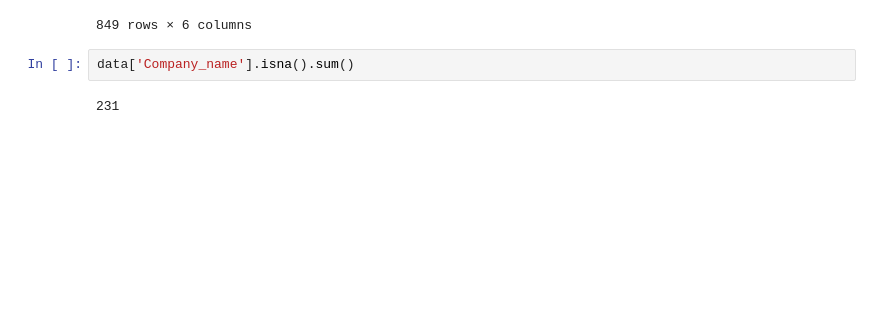
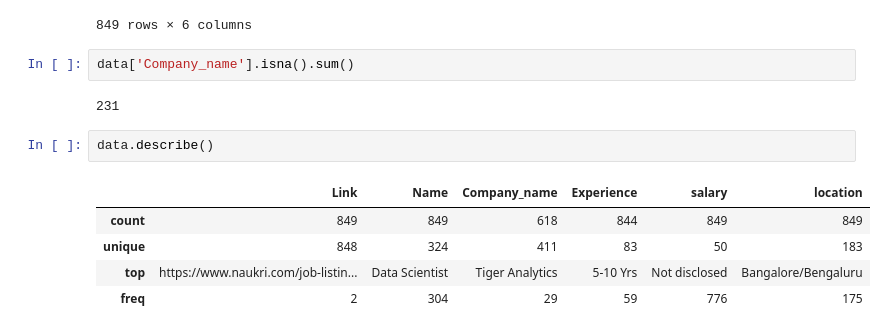
Before and after one commit to harshlohani/Job_Market_Analysis, a Jupyter notebook: Job_analysis_EDA.ipynb, the cells around one changed output. Saved outputs shown, nothing was run; the diff lists cells and outputs as text; blank space fills up the shorter version.

```diff
--- a/Job_analysis_EDA.ipynb
+++ b/Job_analysis_EDA.ipynb
@@ -61,3 +61,11 @@ data
 data['Company_name'].isna().sum()
 # %% [output]
 231
+# %%
+data.describe()
+# %% [output]
+|  | Link | Name | Company_name | Experience | salary | location |
+| count | 849 | 849 | 618 | 844 | 849 | 849 |
+| unique | 848 | 324 | 411 | 83 | 50 | 183 |
+| top | https://www.naukri.com/job-listin... | Data Scientist | Tiger Analytics | 5-10 Yrs | Not disclosed | Bangalore/Bengaluru |
+| freq | 2 | 304 | 29 | 59 | 776 | 175 |
```
Also changed, not shown: parts of 4 cells of this notebook.
